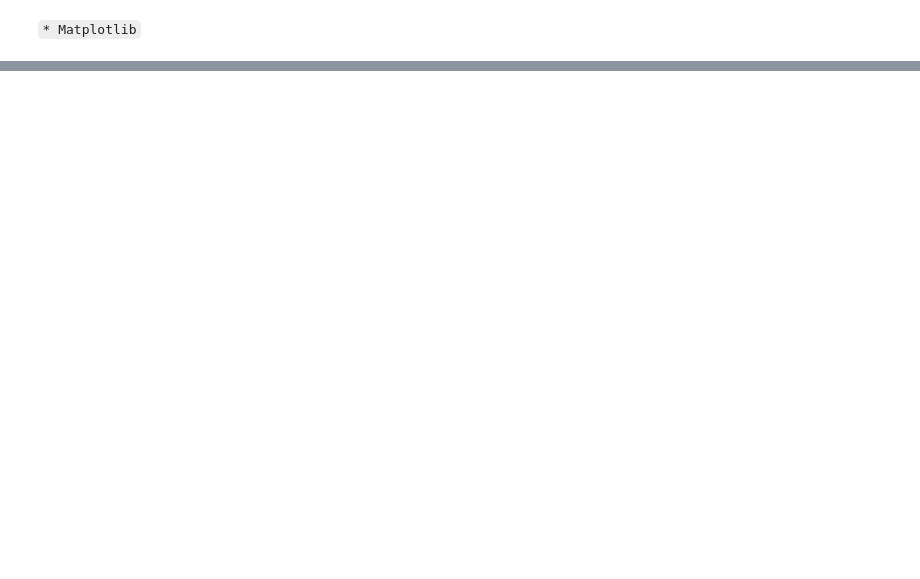
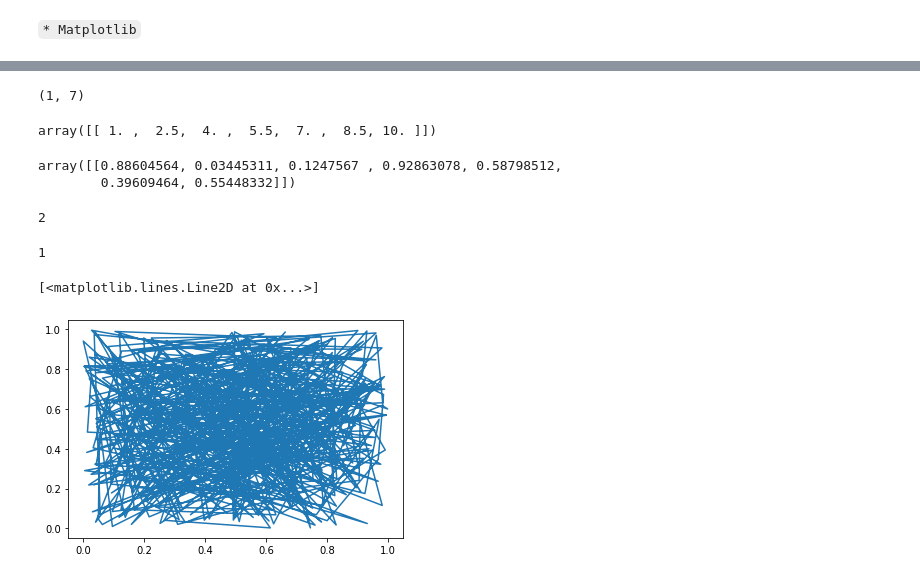
Before and after one commit to SamMachariaPhD/Python3_at_a_Glance, a Jupyter notebook: Python3_at_a_Glance.ipynb, the cells around one changed output, grey strips where cells are left out. Drawn from its saved outputs; the diff is of its cells as text; code cells hidden in the pictures; blank space fills up the shorter version.

```diff
--- a/Python3_at_a_Glance.ipynb
+++ b/Python3_at_a_Glance.ipynb
@@ -661,0 +943,29 @@ String 'Sam Sirmaxford' has 14 characters.
+# %%
+time = time.reshape((1,7))
+time.shape
+# %% [output]
+(1, 7)
+# %%
+time
+# %% [output]
+array([[ 1. ,  2.5,  4. ,  5.5,  7. ,  8.5, 10. ]])
+# %%
+x
+# %% [output]
+array([[0.88604564, 0.03445311, 0.1247567 , 0.92863078, 0.58798512,
+        0.39609464, 0.55448332]])
+# %%
+x.ndim
+# %% [output]
+2
+# %%
+p = np.random.rand(500)
+q = np.random.rand(500)
+q.ndim
+# %% [output]
+1
+# %%
+plt.plot(p,q)
+# %% [output]
+[<matplotlib.lines.Line2D at 0x...>]
+[figure, added]
```
Also changed, not shown: parts of 54 cells of this notebook.
